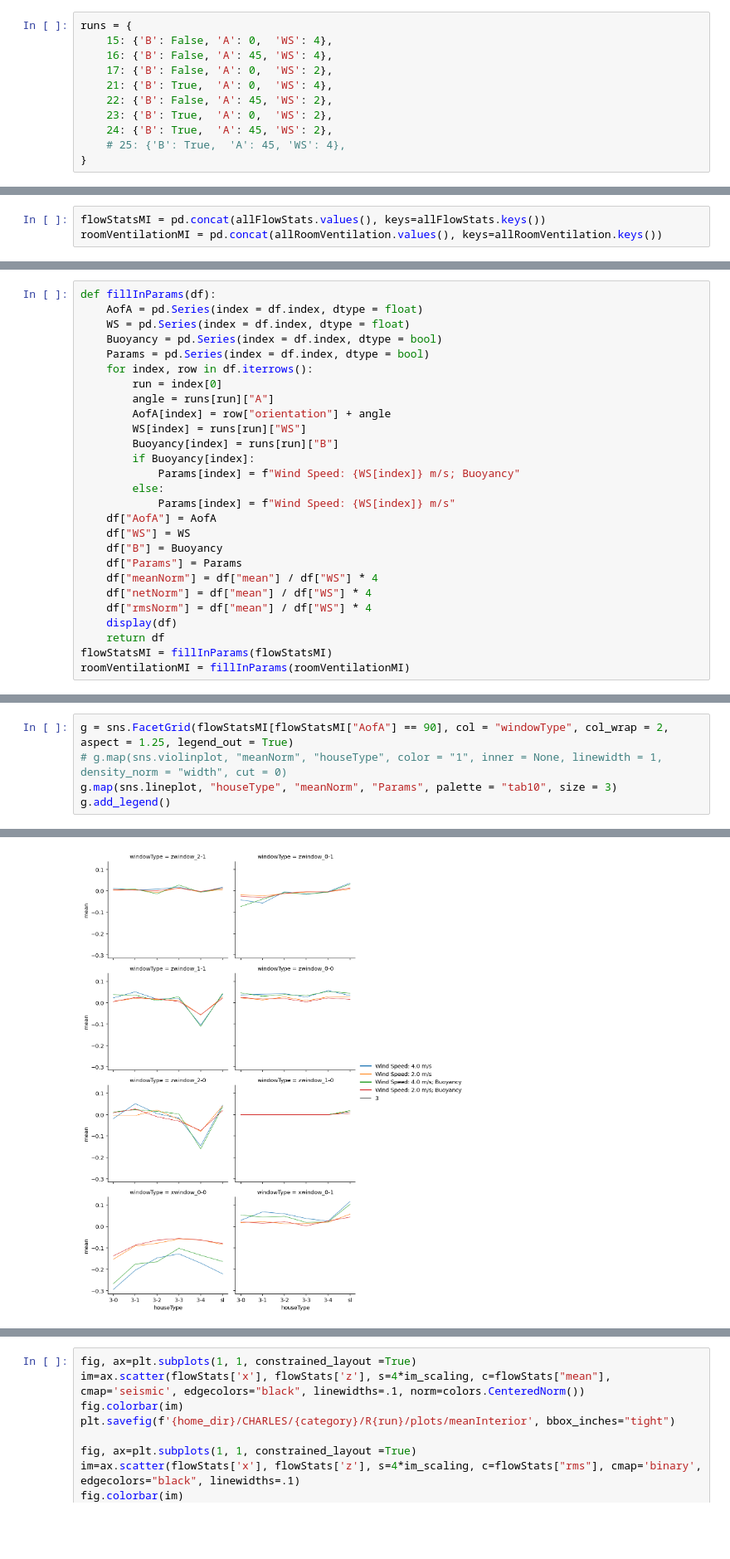
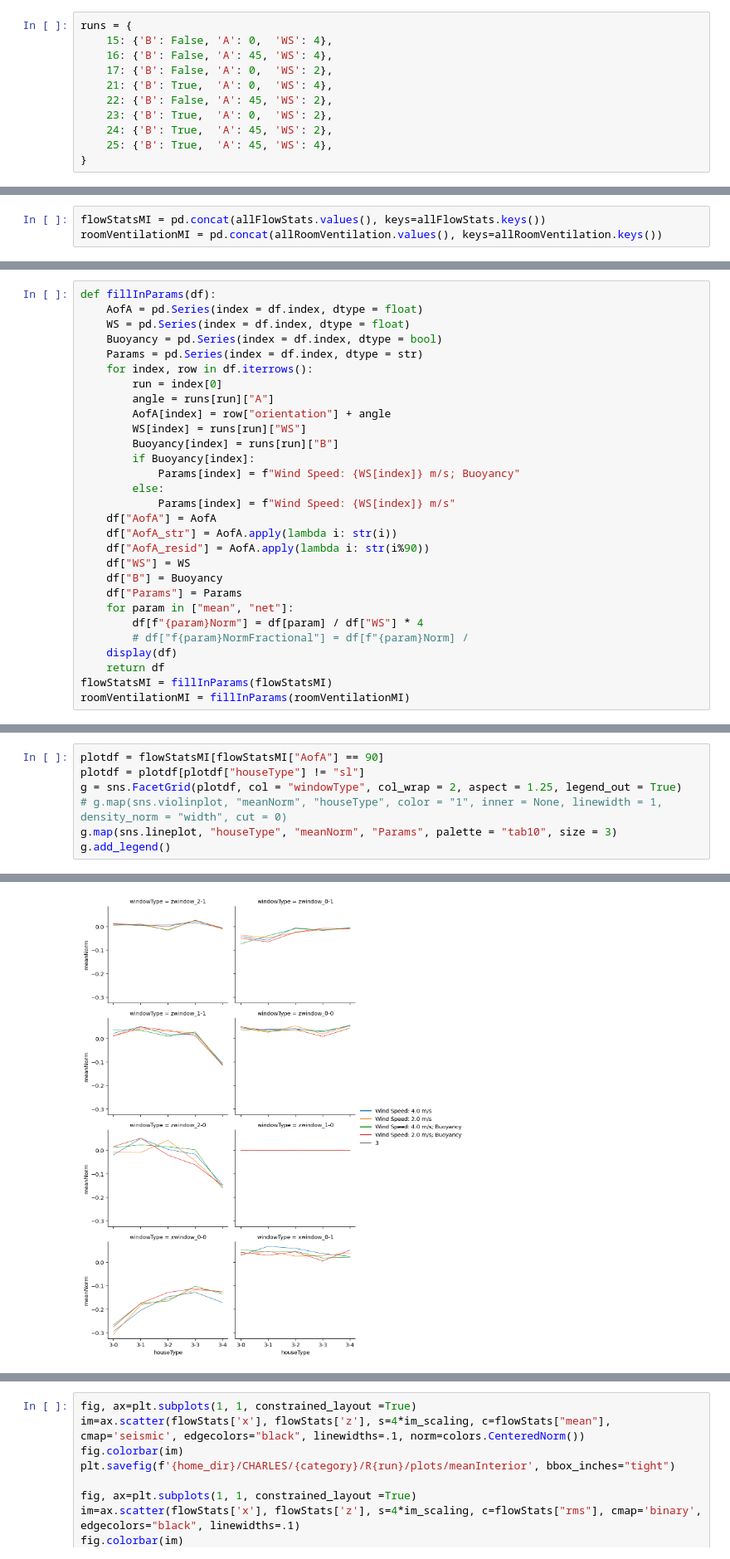
Before and after one commit to nbachand/city_block_cfd, a Jupyter notebook: config2_post-multiRun.ipynb, the cells around one changed output, grey strips where cells are left out. Shown at 83% size. Saved outputs shown, nothing was run; the diff lists cells and outputs as text; blank space fills up the shorter version.

```diff
--- a/config2_post-multiRun.ipynb
+++ b/config2_post-multiRun.ipynb
@@ -76,7 +78,7 @@ runs = {
     22: {'B': False, 'A': 45, 'WS': 2},
     23: {'B': True,  'A': 0,  'WS': 2},
     24: {'B': True,  'A': 45, 'WS': 2},
-    # 25: {'B': True,  'A': 45, 'WS': 4},
+    25: {'B': True,  'A': 45, 'WS': 4},
 }
 # %%
 start = 40000
@@ -338,7 +341,7 @@ def fillInParams(df):
     AofA = pd.Series(index = df.index, dtype = float)
     WS = pd.Series(index = df.index, dtype = float)
     Buoyancy = pd.Series(index = df.index, dtype = bool)
-    Params = pd.Series(index = df.index, dtype = bool)
+    Params = pd.Series(index = df.index, dtype = str)
     for index, row in df.iterrows():
         run = index[0]
         angle = runs[run]["A"]
@@ -350,12 +353,14 @@ def fillInParams(df):
         else:
             Params[index] = f"Wind Speed: {WS[index]} m/s"
     df["AofA"] = AofA
+    df["AofA_str"] = AofA.apply(lambda i: str(i))
+    df["AofA_resid"] = AofA.apply(lambda i: str(i%90))
     df["WS"] = WS
     df["B"] = Buoyancy
     df["Params"] = Params
-    df["meanNorm"] = df["mean"] / df["WS"] * 4
-    df["netNorm"] = df["mean"] / df["WS"] * 4
-    df["rmsNorm"] = df["mean"] / df["WS"] * 4
+    for param in ["mean", "net"]:
+        df[f"{param}Norm"] = df[param] / df["WS"] * 4
+        # df["f{param}NormFractional"] = df[f"{param}Norm] /
     display(df)
     return df
 flowStatsMI = fillInParams(flowStatsMI)
@@ -407,9 +414,11 @@ g.add_legend()
 [figure]
 # %%
-g = sns.FacetGrid(flowStatsMI[flowStatsMI["AofA"] == 90], col = "windowType", col_wrap = 2, aspect = 1.25, legend_out = True)
+plotdf = flowStatsMI[flowStatsMI["AofA"] == 90]
+plotdf = plotdf[plotdf["houseType"] != "sl"]
+g = sns.FacetGrid(plotdf, col = "windowType", col_wrap = 2, aspect = 1.25, legend_out = True)
 # g.map(sns.violinplot, "meanNorm", "houseType", color = "1", inner = None, linewidth = 1, density_norm = "width", cut = 0)
 g.map(sns.lineplot, "houseType", "meanNorm", "Params", palette = "tab10", size = 3)
 g.add_legend()
 # %% [output]
 <seaborn.axisgrid.FacetGrid at 0x...>
-[figure, old version]
+[figure, new version]
```
Also changed, not shown: parts of 12 cells of this notebook.
